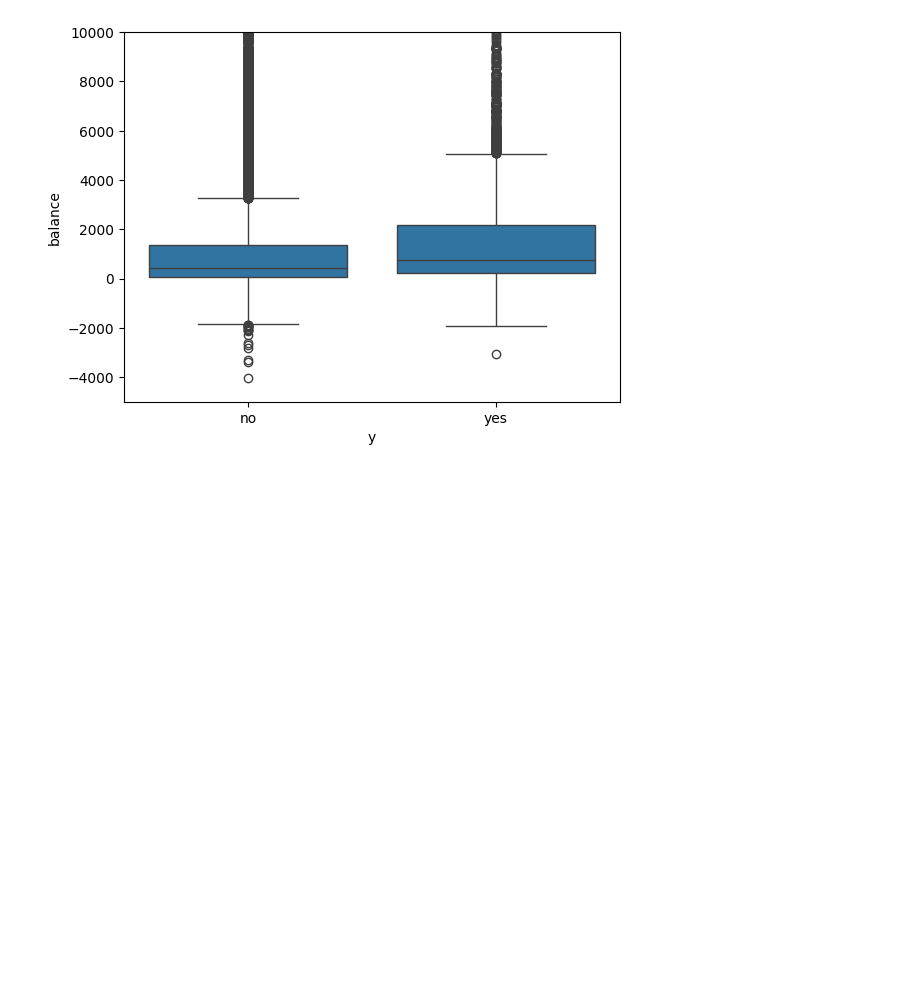
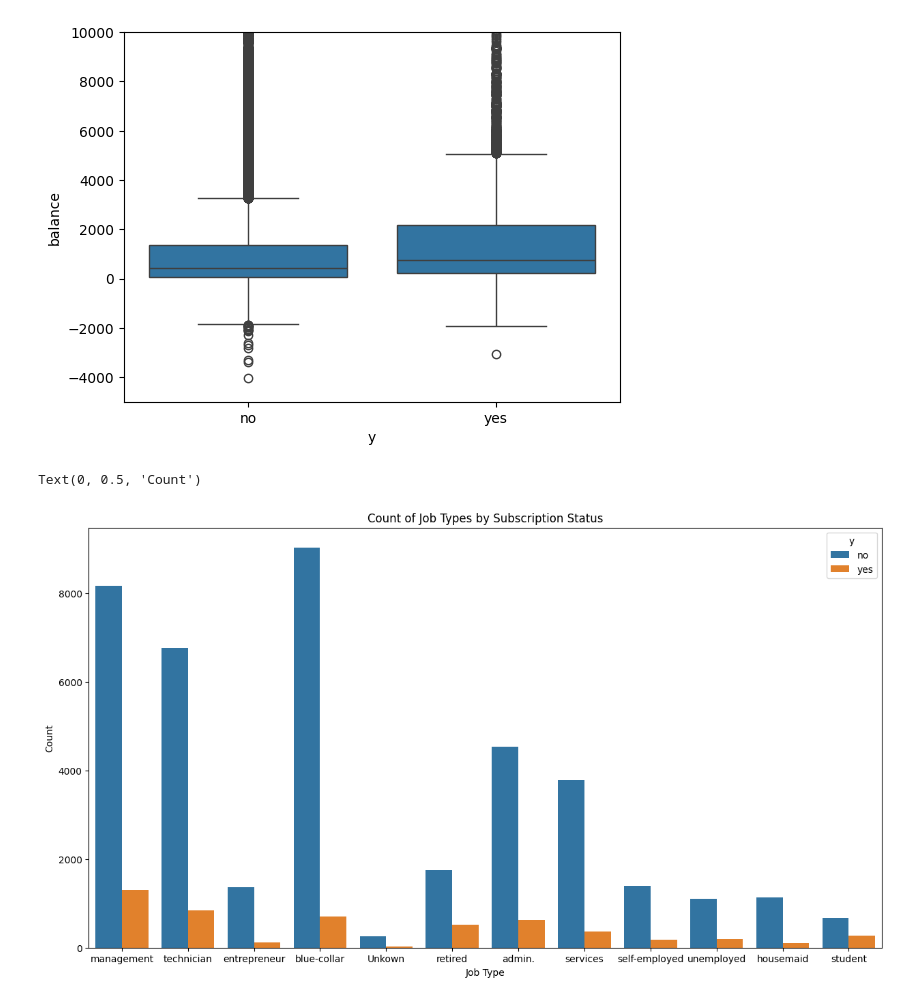
Before and after one commit to DenizBerkDemirag/bank-marketing, a Jupyter notebook: eda_analysis.ipynb, the cells around one changed output. Cells and saved outputs as stored; diff of their text form; code cells hidden in the pictures; blank space fills up the shorter version.

```diff
--- a/eda_analysis.ipynb
+++ b/eda_analysis.ipynb
@@ -132,3 +132,14 @@ plt.ylim(-5000, 10000)
 plt.show()
 # %% [output]
 [figure]
+# %%
+plt.figure(figsize=(15, 8))
+
+sns.countplot(data=df, x='job', hue='y')
+
+plt.title('Count of Job Types by Subscription Status')
+plt.xlabel('Job Type')
+plt.ylabel('Count')
+# %% [output]
+Text(0, 0.5, 'Count')
+[figure, added]
```
Also changed, not shown: parts of 1 cell of this notebook.
